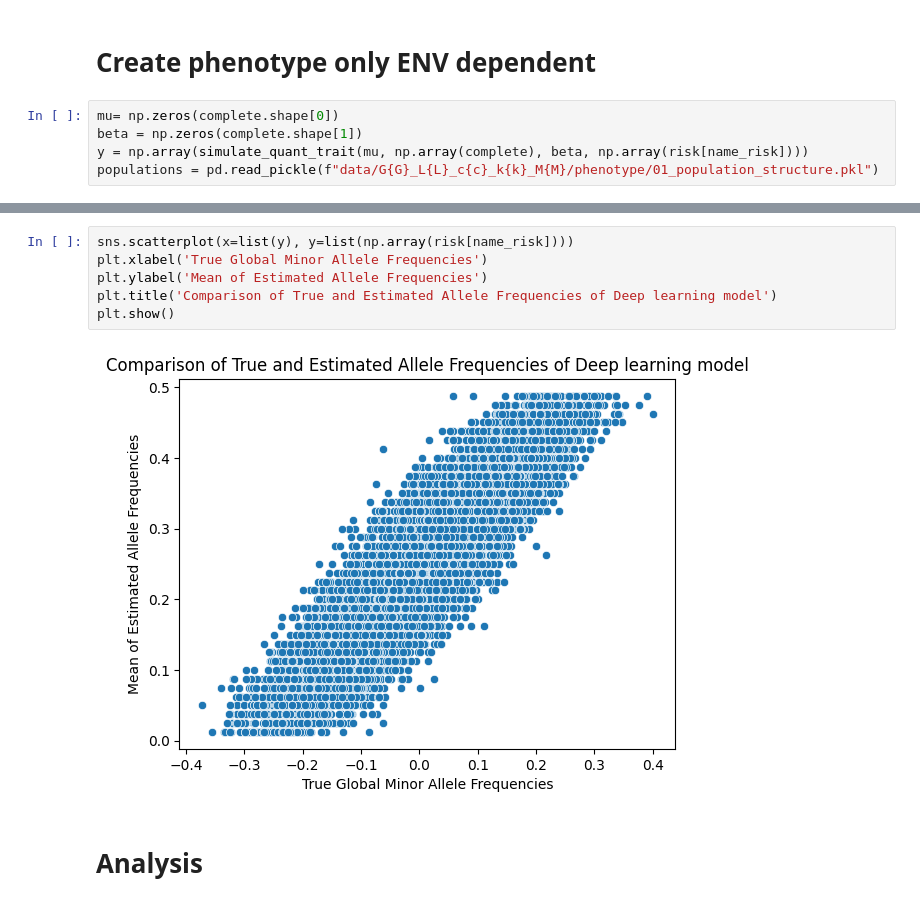
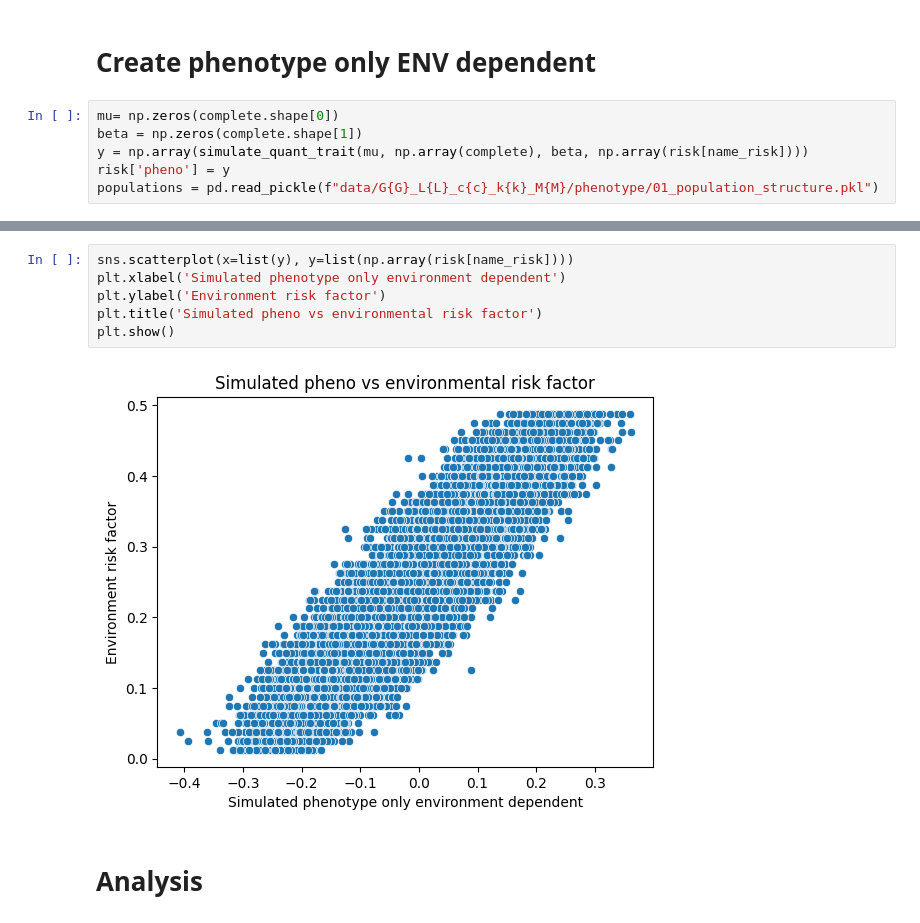
Before and after one commit to mat2m10/abyss_simulation, a Jupyter notebook: 09 Analysis only environment.ipynb, the cells around one changed output, grey strips where cells are left out. Drawn from its saved outputs; the diff is of its cells as text.

```diff
--- a/09 Analysis only environment.ipynb
+++ b/09 Analysis only environment.ipynb
@@ -97,4 +89,5 @@ risk = pd.read_pickle(f"data/G{G}_L{L}_c{c}_k{k}_M{M}/phenotype/environmental_ri
 mu= np.zeros(complete.shape[0])
 beta = np.zeros(complete.shape[1])
 y = np.array(simulate_quant_trait(mu, np.array(complete), beta, np.array(risk[name_risk])))
+risk['pheno'] = y
 populations = pd.read_pickle(f"data/G{G}_L{L}_c{c}_k{k}_M{M}/phenotype/01_population_structure.pkl")
@@ -101,11 +110,11 @@ populations = pd.read_pickle(f"data/G{G}_L{L}_c{c}_k{k}_M{M}/phenotype/01_popula
 # %%
 sns.scatterplot(x=list(y), y=list(np.array(risk[name_risk])))
-plt.xlabel('True Global Minor Allele Frequencies')
-plt.ylabel('Mean of Estimated Allele Frequencies')
-plt.title('Comparison of True and Estimated Allele Frequencies of Deep learning model')
+plt.xlabel('Simulated phenotype only environment dependent')
+plt.ylabel('Environment risk factor')
+plt.title('Simulated pheno vs environmental risk factor')
 plt.show()
 # %% [output]
-[figure, old version]
+[figure, new version]
 # %% [markdown]
 # Analysis
 # %%
```
Also changed, not shown: parts of 17 cells of this notebook, 1 other file.
